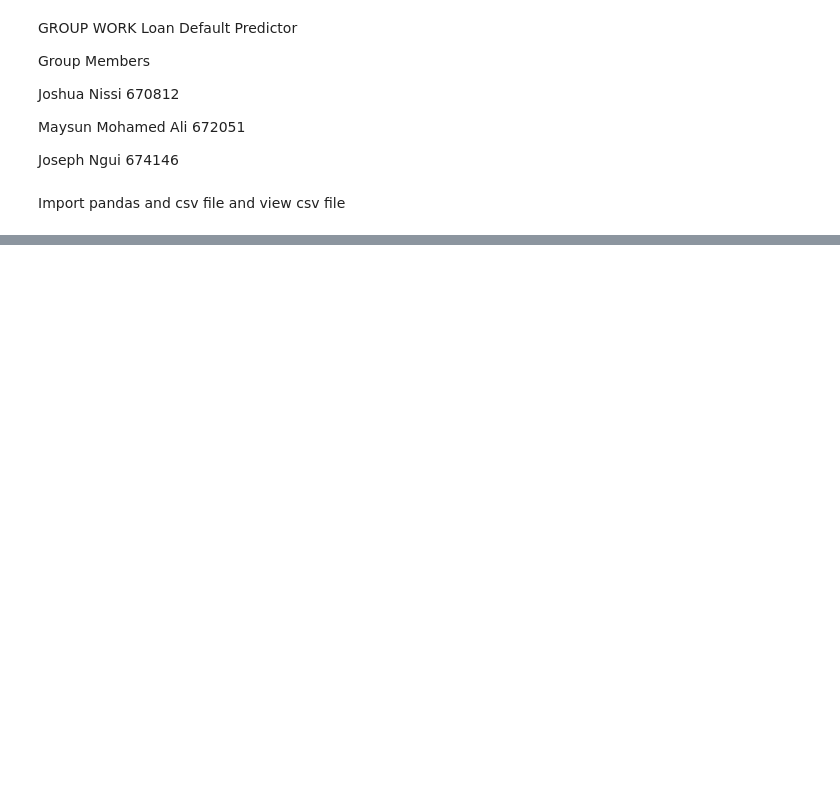
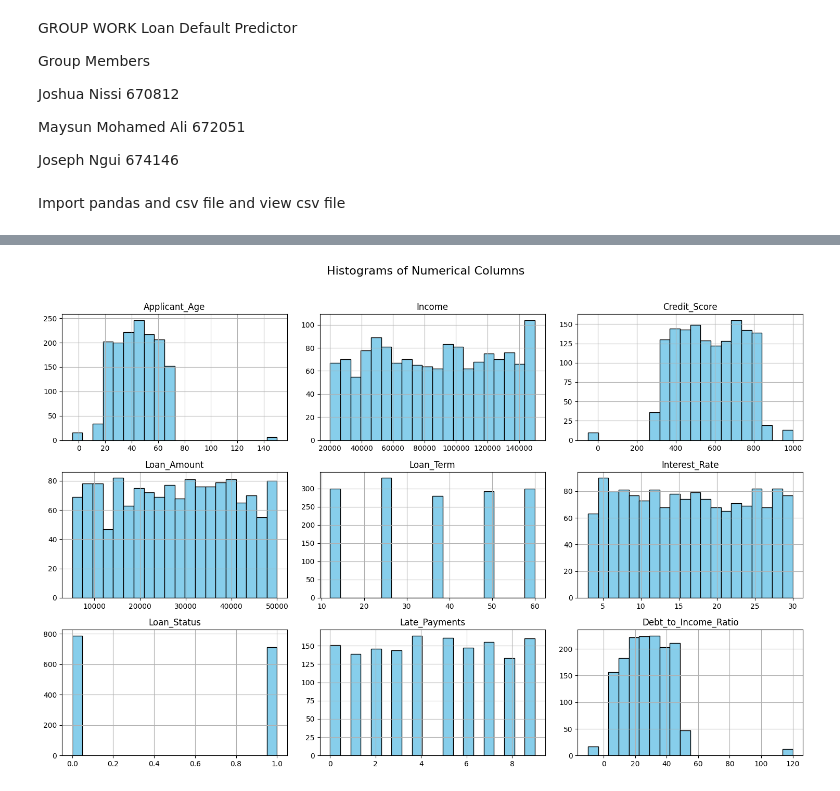
Before and after one commit to Jashin254/LD_GROUP_W, a Jupyter notebook: LDP_Group_Work.ipynb, the cells around one changed output, grey strips where cells are left out. Drawn from its saved outputs; the diff is of its cells as text; code cells hidden in the pictures; blank space fills up the shorter version.

```diff
--- a/LDP_Group_Work.ipynb
+++ b/LDP_Group_Work.ipynb
@@ -46,0 +133,11 @@ df
+# %%
+# Visualize numerical distributions with improved clarity
+numerical_columns = df.select_dtypes(include=['float64', 'int64']).columns
+df[numerical_columns].hist(figsize=(15, 10), bins=20, color='skyblue', edgecolor='black')
+plt.suptitle("Histograms of Numerical Columns", fontsize=16)
+plt.tight_layout(rect=[0, 0, 1, 0.96])
+plt.show()
+# The histogram shows the distribution of each numerical column. It helps to identify the skewness and spread of the data.
+# The distribution of the loan amount is right-skewed, indicating that most loans are of smaller amounts. The distribution of the interest rate is also right-skewed, indicating that most loans have lower interest rates. The distribution of the term is uniform, indicating that there are many loans with different terms.
+# %% [output]
+[figure, added]
```
Also changed, not shown: parts of 10 cells of this notebook.
